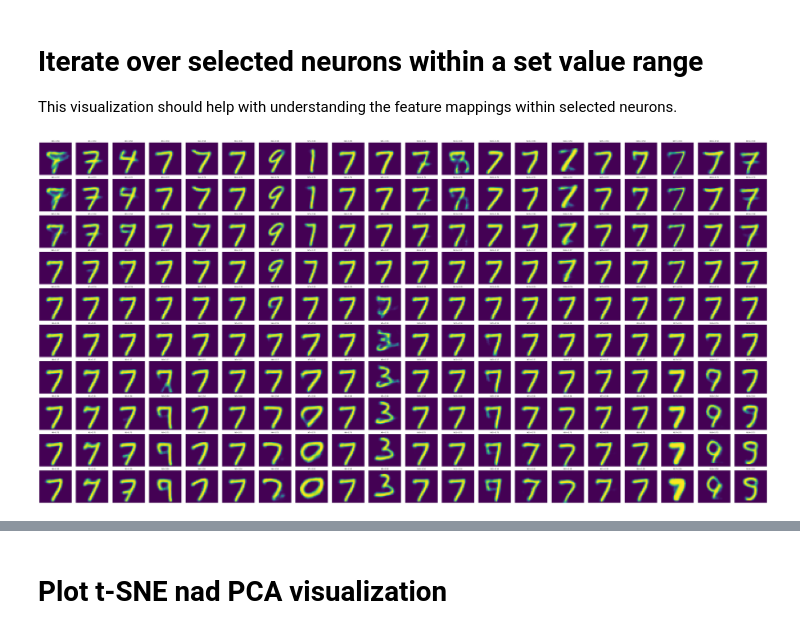
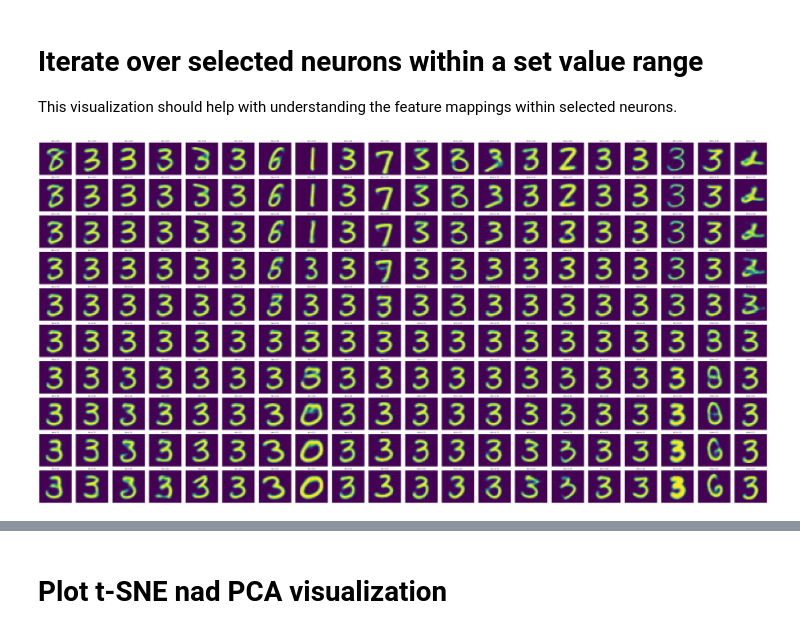
Before and after one commit to egorpol/nnstuff, a Jupyter notebook: mnist_vae/mnist_vae-2.ipynb, the cells around one changed output, grey strips where cells are left out. Cells and saved outputs as stored; diff of their text form; code cells hidden in the pictures.

```diff
--- a/mnist_vae/mnist_vae-2.ipynb
+++ b/mnist_vae/mnist_vae-2.ipynb
@@ -456,51 +456,51 @@ def generate_images_with_neuron_progression(model, neurons_to_iterate, neuron_va
 
             for neuron, value in neuron_values.items():
                 z[:, neuron] = value
 
             iterated_value = start_value + (end_value - start_value) * step / (steps - 1)
 
             for col, neuron_to_iterate in enumerate(neurons_to_iterate):
                 z_neuron = z.clone()
                 z_neuron[:, neuron_to_iterate] = iterated_value
 
                 generated_images = model.decode(z_neuron).cpu()
 
                 ax = axes[step, col]
                 ax.imshow(generated_images[0].squeeze(), cmap='viridis')
                 ax.axis('off')
                 ax.set_title(f"N{neuron_to_iterate}={iterated_value:.2f}", fontsize=10)
 
         manipulated_info = ", ".join([f"N{n}={v:.2f}" for n, v in neuron_values.items()])
 
         plt.tight_layout()
         plt.show()
 
 # Example usage:
 neuron_values = {
-    0: 0.163478,
-    1: 0.171513,
-    2: 0.366408,
-    3: -0.248767,
-    4: -0.099981,
-    5: -0.052977,
-    6: 0.773115,
-    7: -0.169637,
-    8: 0.108731,
-    9: -1.226008,
-    10: -0.087037,
-    11: 0.263965,
-    12: -0.603821,
-    13: 0.044845,
-    14: 0.334784,
-    15: 0.187314,
-    16: 0.102578,
-    17: -0.070477,
-    18: -0.337167,
-    19: -0.300399,
+    0: 0.206896,
+    1: -0.124422,
+    2: -0.165002,
+    3: -0.071180,
+    4: 0.148091,
+    5: -0.177271,
+    6: 0.822545,
+    7: -0.114725,
+    8: -0.215961,
+    9: 0.665167,
+    10: -0.003026,
+    11: 0.276404,
+    12: 0.271178,
+    13: 0.060464,
+    14: 0.006364,
+    15: 0.008420,
+    16: -0.006594,
+    17: 0.201320,
+    18: -0.649064,
+    19: 0.964333,
 }
 neurons_to_iterate = all  # Use 'all' to iterate over all neurons in neuron_values, a single neuron nuber or a list can be used as well
 start_value = -3.5  # Start of the range
 end_value = 3.5  # End of the range
 generate_images_with_neuron_progression(model, neurons_to_iterate, neuron_values, num_images=1, steps=10, start_value=start_value, end_value=end_value)
 # %% [output]
-[figure, old version]
+[figure, new version]
```
Also changed, not shown: parts of 7 cells of this notebook.
